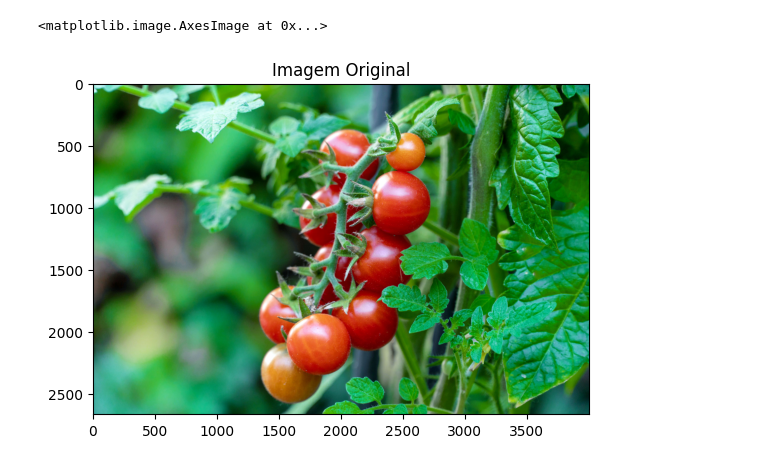
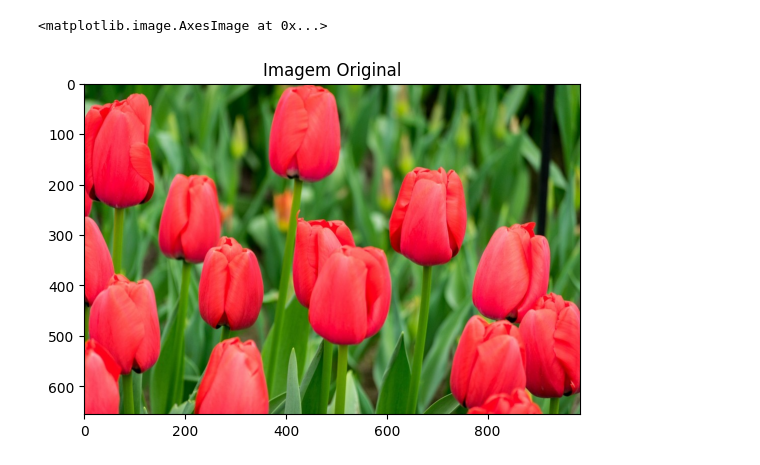
Before and after one commit to joaovictor-AC/Computer-Vision---Segmentaion, a Jupyter notebook: EX_02.ipynb, the cells around one changed output. Cells and saved outputs as stored; diff of their text form; code cells hidden in the pictures.

```diff
--- a/EX_02.ipynb
+++ b/EX_02.ipynb
@@ -1,18 +1,19 @@
 # %%
 import cv2 as cv
+import numpy as np
 import matplotlib as mpl
-import numpy as np
+from mpl_toolkits import mplot3d
 import matplotlib.pyplot as plt
 import pandas as pd
 
 from sklearn.cluster import KMeans as km
 
-img = mpl.image.imread("images/image.jpg")
+img = mpl.image.imread("images/image02_1.jpg")
 plt.title("Imagem Original")
 plt.imshow(img)
 # %% [output]
 <matplotlib.image.AxesImage at 0x...>
-[figure, old version]
+[figure, new version]
 # %%
 # Representar um aglomerado de pixels os quais possuem diferentes coordenadas RGB
 X = img.reshape(-1,3)
```
Also changed, not shown: parts of 4 cells of this notebook, 1 other file.
